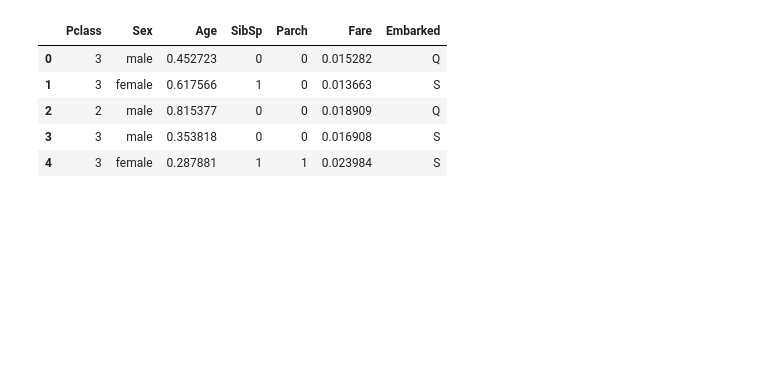
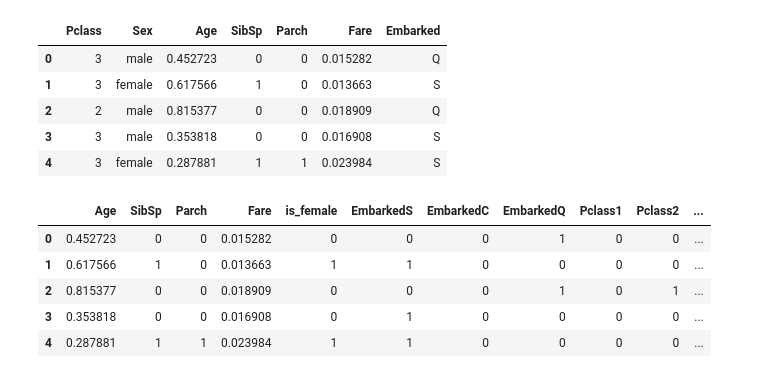
Before and after one commit to rheathomas23/Text, a Jupyter notebook: NN_using_tensor_flow_(TITANIC_DATASET).ipynb, the cells around one changed output. Saved outputs shown, nothing was run; the diff lists cells and outputs as text; code cells hidden in the pictures; blank space fills up the shorter version.

```diff
--- a/NN_using_tensor_flow_(TITANIC_DATASET).ipynb
+++ b/NN_using_tensor_flow_(TITANIC_DATASET).ipynb
@@ -61,6 +68,15 @@ for df in [train, test]:
 #then remove transformed columns
 for df in [train, test]:
     df.drop(labels=["Sex", "Embarked", 'Pclass'], axis=1, inplace=True)
+# %%
+test.head()
+# %% [output]
+|  | Age | SibSp | Parch | Fare | is_female | EmbarkedS | EmbarkedC | EmbarkedQ | Pclass1 | Pclass2 | ... |
+| 0 | 0.452723 | 0 | 0 | 0.015282 | 0 | 0 | 0 | 1 | 0 | 0 | ... |
+| 1 | 0.617566 | 1 | 0 | 0.013663 | 1 | 1 | 0 | 0 | 0 | 0 | ... |
+| 2 | 0.815377 | 0 | 0 | 0.018909 | 0 | 0 | 0 | 1 | 0 | 1 | ... |
+| 3 | 0.353818 | 0 | 0 | 0.016908 | 0 | 1 | 0 | 0 | 0 | 0 | ... |
+| 4 | 0.287881 | 1 | 1 | 0.023984 | 1 | 1 | 0 | 0 | 0 | 0 | ... |
 # %%
 #load up train/validation set!
 train_size = train.shape[0]
```
Also changed, not shown: parts of 7 cells of this notebook.
